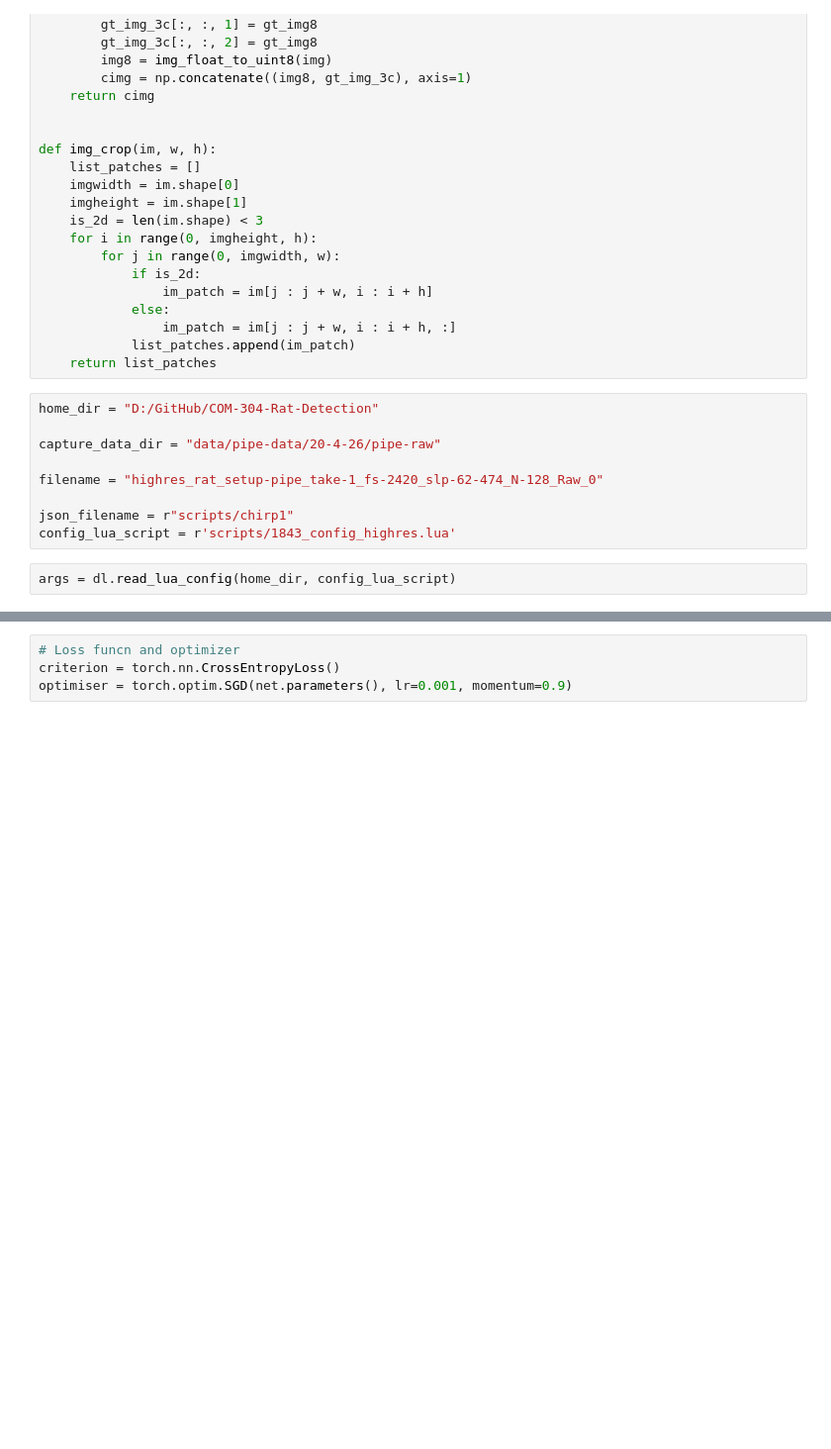
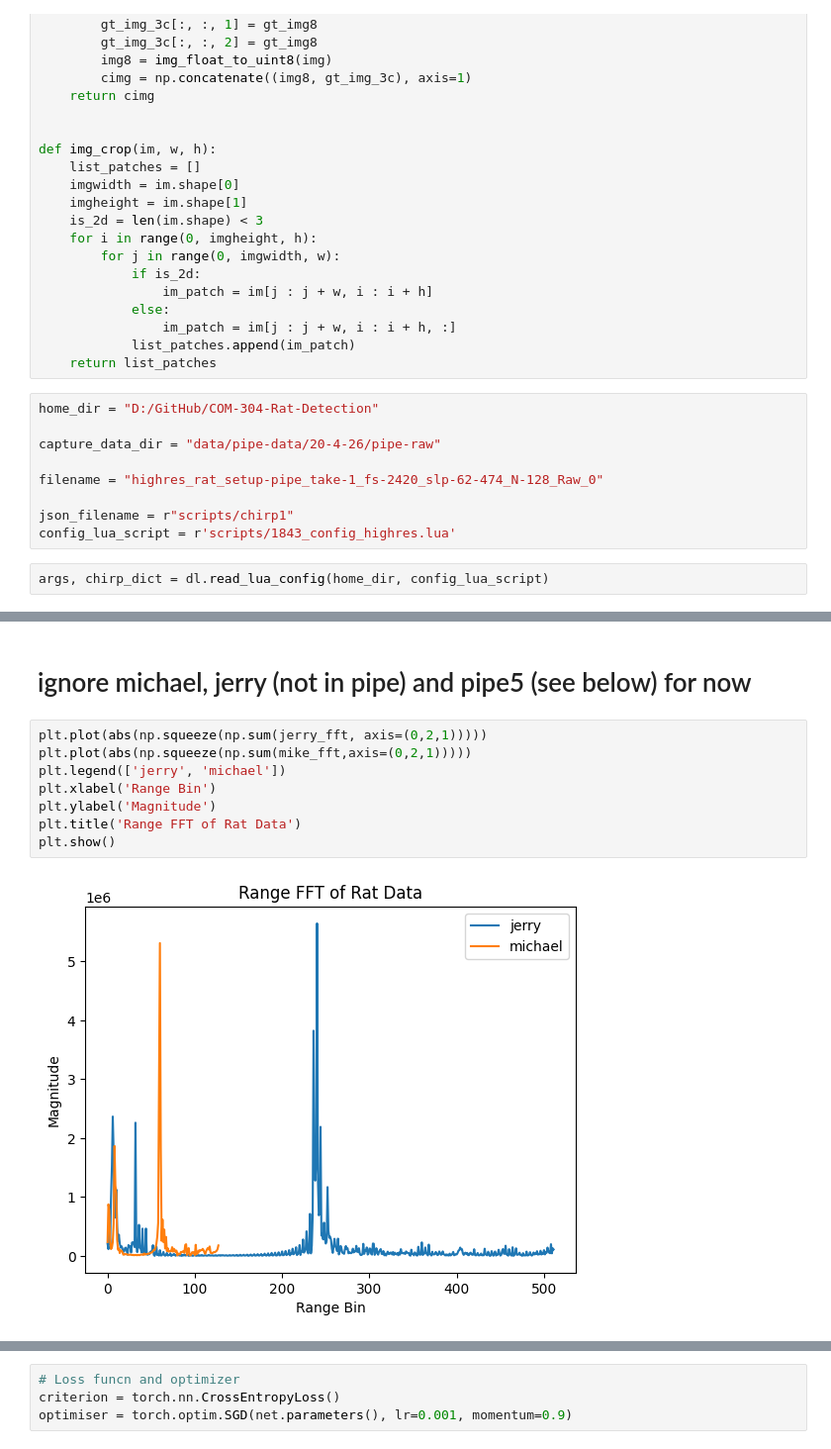
Before and after one commit to Janvdk5/COM-304-Rat-Detection, a Jupyter notebook: data_exploration/ml-test.ipynb, the cells around one changed output, grey strips where cells are left out. Shown at 99% size. Cells and saved outputs as stored; diff of their text form; blank space fills up the shorter version.

```diff
--- a/data_exploration/ml-test.ipynb
+++ b/data_exploration/ml-test.ipynb
@@ -100,7 +102,7 @@ filename = "highres_rat_setup-pipe_take-1_fs-2420_slp-62-474_N-128_Raw_0"
 json_filename = r"scripts/chirp1"
 config_lua_script = r'scripts/1843_config_highres.lua'
 # %%
-args = dl.read_lua_config(home_dir, config_lua_script)
+args, chirp_dict = dl.read_lua_config(home_dir, config_lua_script)
 # %%
 raw_rat_capture_data_dir = r"data/rat-data/20-4-26/rat-raw"
 
@@ -175,0 +161,12 @@ FileNotFoundError: [WinError 3] The system cannot find the path specified: 'data
+# %% [markdown]
+# ignore michael, jerry (not in pipe) and pipe5 (see below) for now
+# %%
+plt.plot(abs(np.squeeze(np.sum(jerry_fft, axis=(0,2,1)))))
+plt.plot(abs(np.squeeze(np.sum(mike_fft,axis=(0,2,1)))))
+plt.legend(['jerry', 'michael'])
+plt.xlabel('Range Bin')
+plt.ylabel('Magnitude')
+plt.title('Range FFT of Rat Data')
+plt.show()
+# %% [output]
+[figure, added]
```
Also changed, not shown: parts of 19 cells of this notebook, 2 other files.
